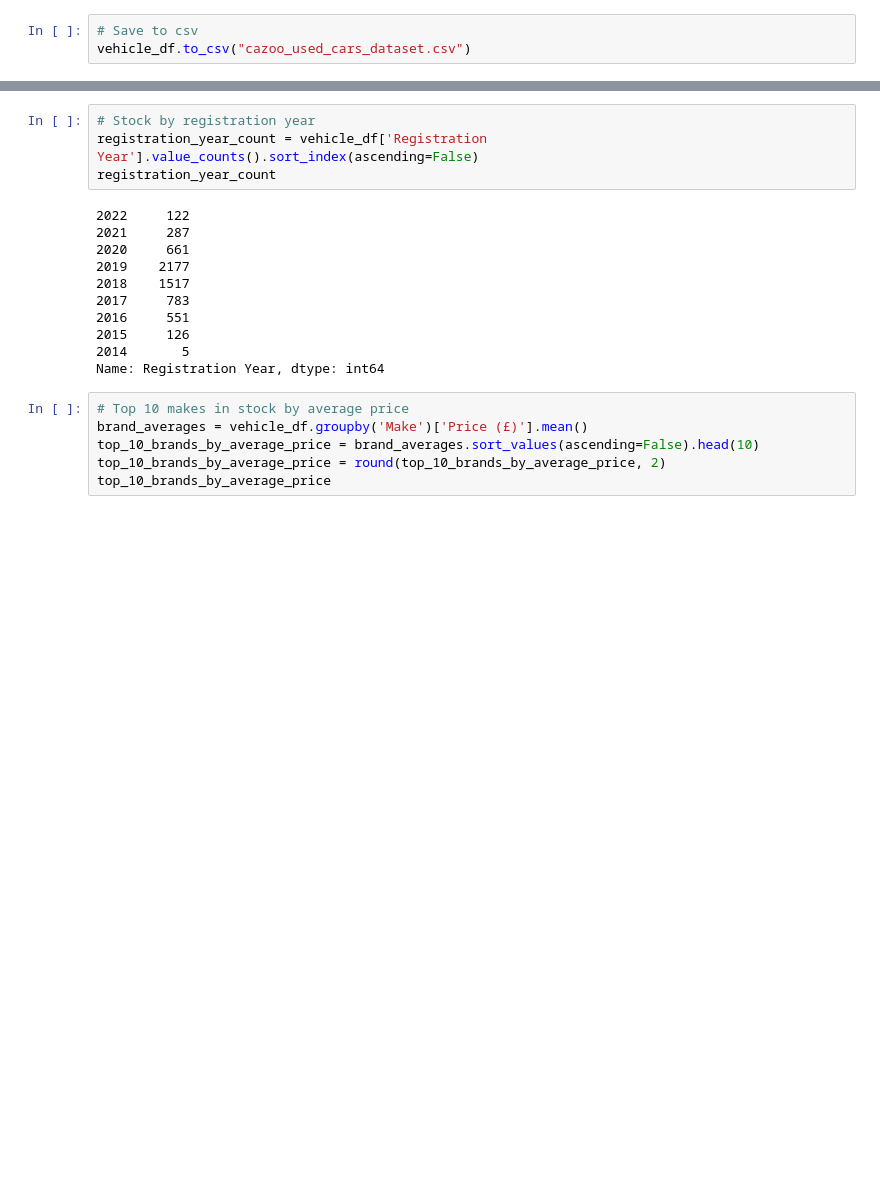
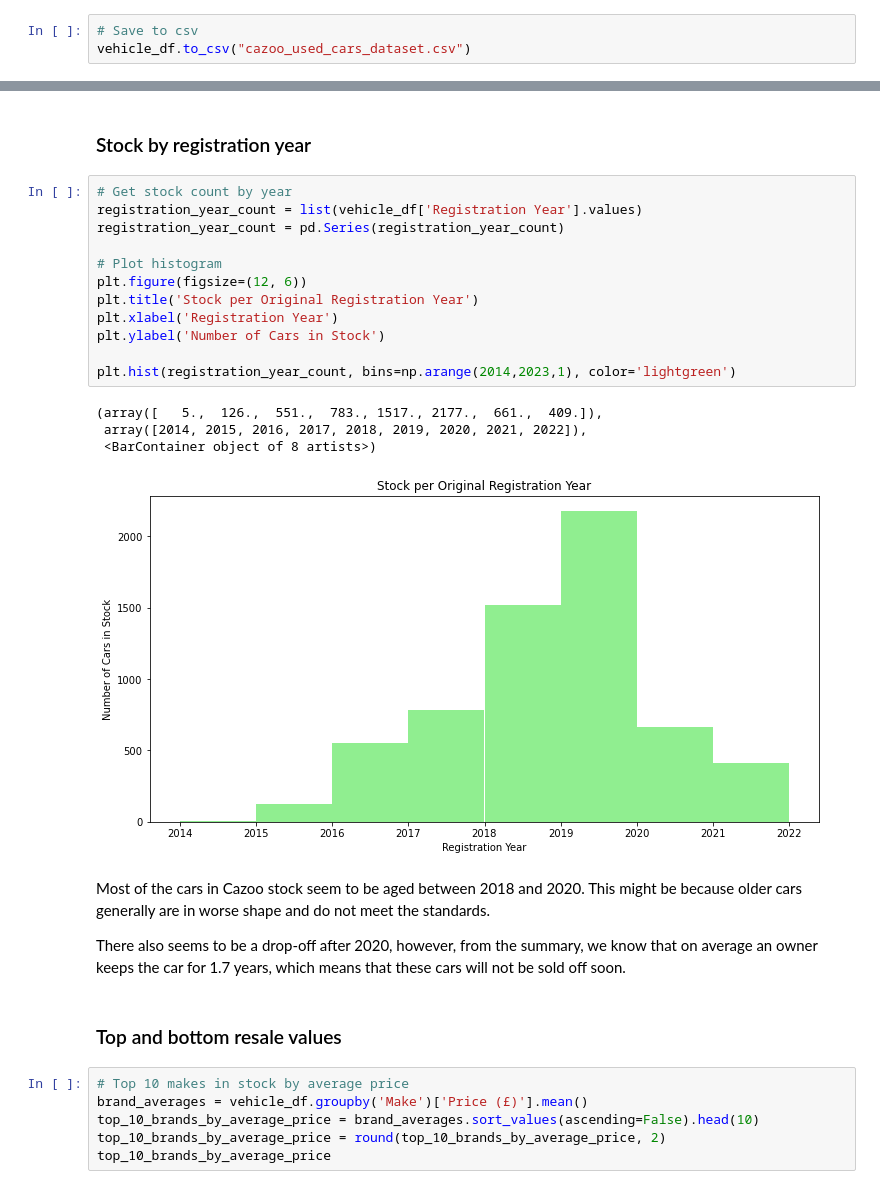
Before and after one commit to carlosferreira-u/Cazoo-scraper, a Jupyter notebook: Data_Analytics_Cazoo.ipynb, the cells around one changed output, grey strips where cells are left out. Cells and saved outputs as stored; diff of their text form; blank space fills up the shorter version.

```diff
--- a/Data_Analytics_Cazoo.ipynb
+++ b/Data_Analytics_Cazoo.ipynb
@@ -232,18 +258,28 @@ vehicle_df.describe()
+# %% [markdown]
+### Stock by registration year
 # %%
-# Stock by registration year
-registration_year_count = vehicle_df['Registration Year'].value_counts().sort_index(ascending=False)
-registration_year_count
+# Get stock count by year
+registration_year_count = list(vehicle_df['Registration Year'].values)
+registration_year_count = pd.Series(registration_year_count)
+
+# Plot histogram
+plt.figure(figsize=(12, 6))
+plt.title('Stock per Original Registration Year')
+plt.xlabel('Registration Year')
+plt.ylabel('Number of Cars in Stock')
+
+plt.hist(registration_year_count, bins=np.arange(2014,2023,1), color='lightgreen')
 # %% [output]
-2022     122
-2021     287
-2020     661
-2019    2177
-2018    1517
-2017     783
-2016     551
-2015     126
-2014       5
-Name: Registration Year, dtype: int64
+(array([   5.,  126.,  551.,  783., 1517., 2177.,  661.,  409.]),
+ array([2014, 2015, 2016, 2017, 2018, 2019, 2020, 2021, 2022]),
+ <BarContainer object of 8 artists>)
+[figure, added]
+# %% [markdown]
+Most of the cars in Cazoo stock seem to be aged between 2018 and 2020. This might be because older cars generally are in worse shape and do not meet the standards.
+
+There also seems to be a drop-off after 2020, however, from the summary, we know that on average an owner keeps the car for 1.7 years, which means that these cars will not be sold off soon.
+# %% [markdown]
+### Top and bottom resale values
 # %%
 # Top 10 makes in stock by average price
 brand_averages = vehicle_df.groupby('Make')['Price (£)'].mean()
```
Also changed, not shown: parts of 58 cells of this notebook.
